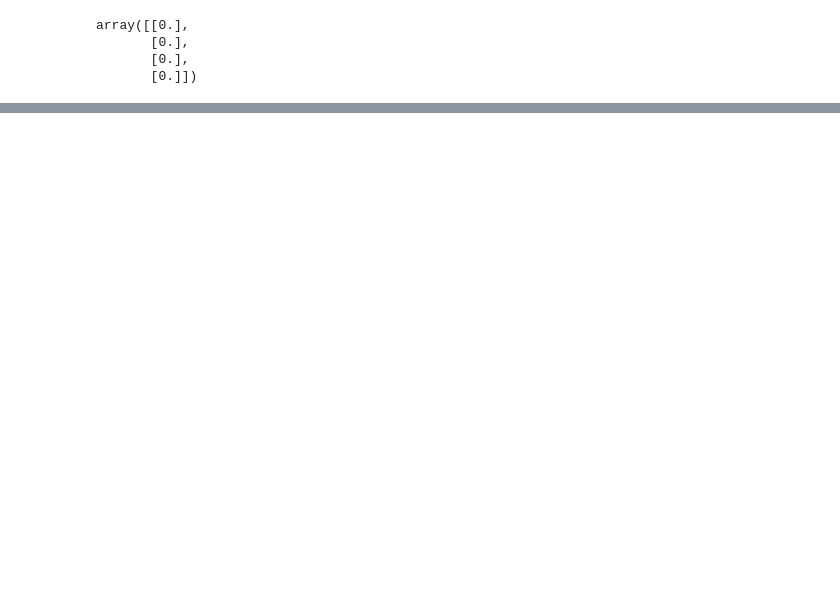
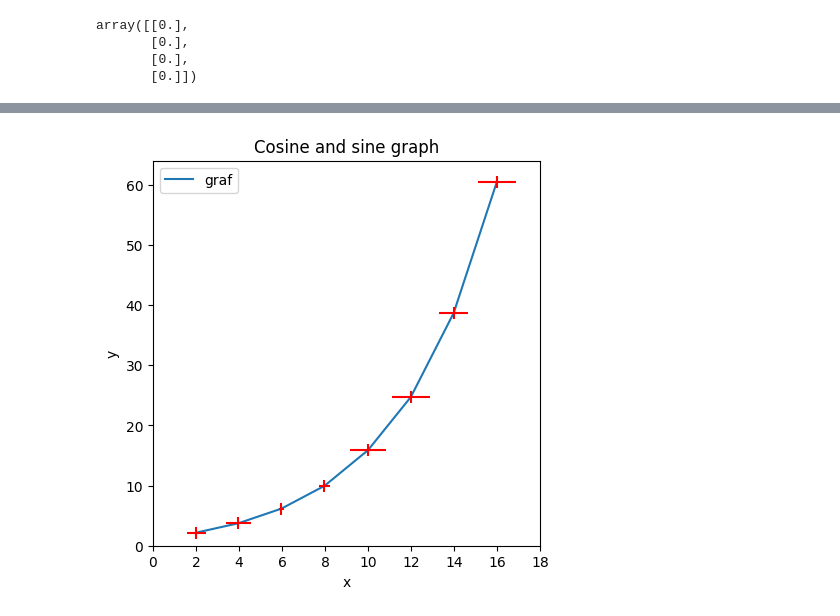
Before and after one commit to amansyayf/computational-mathematics, a Jupyter notebook: Hard level/task1.ipynb, the cells around one changed output, grey strips where cells are left out. Saved outputs shown, nothing was run; the diff lists cells and outputs as text; code cells hidden in the pictures; blank space fills up the shorter version.

```diff
--- a/Hard level/task1.ipynb
+++ b/Hard level/task1.ipynb
@@ -94,0 +180,21 @@ a = np.where(np.sum(a, axis = 0),a/np.sum(a*a, axis = 0), a)
+# %%
+l = np.array([2.01,3.97,5.97,7.97,9.99,11.98,13.97,15.98])
+N = np.array([2.173642515, 3.73316283, 6.16674165, 9.951213328, 15.87939692, 24.71561541, 38.68014877, 60.51964804 ])
+# %%
+plt.figure(figsize=(5,5))
+plt.title('Cosine and sine graph')
+
+plt.plot(l, N, label='graf')
+
+xerr = np.random.random_sample(8) * 1
+yerr = np.ones(len(l))
+
+plt.xlim(0, 18)
+plt.ylim(0, 64)
+plt.xlabel('x')
+plt.ylabel('y')
+plt.errorbar(l, N, xerr=xerr, yerr=yerr, fmt=' ', ecolor='red')
+plt.legend()
+plt.show()
+# %% [output]
+[figure, added]
```
Also changed, not shown: parts of 21 cells of this notebook.
